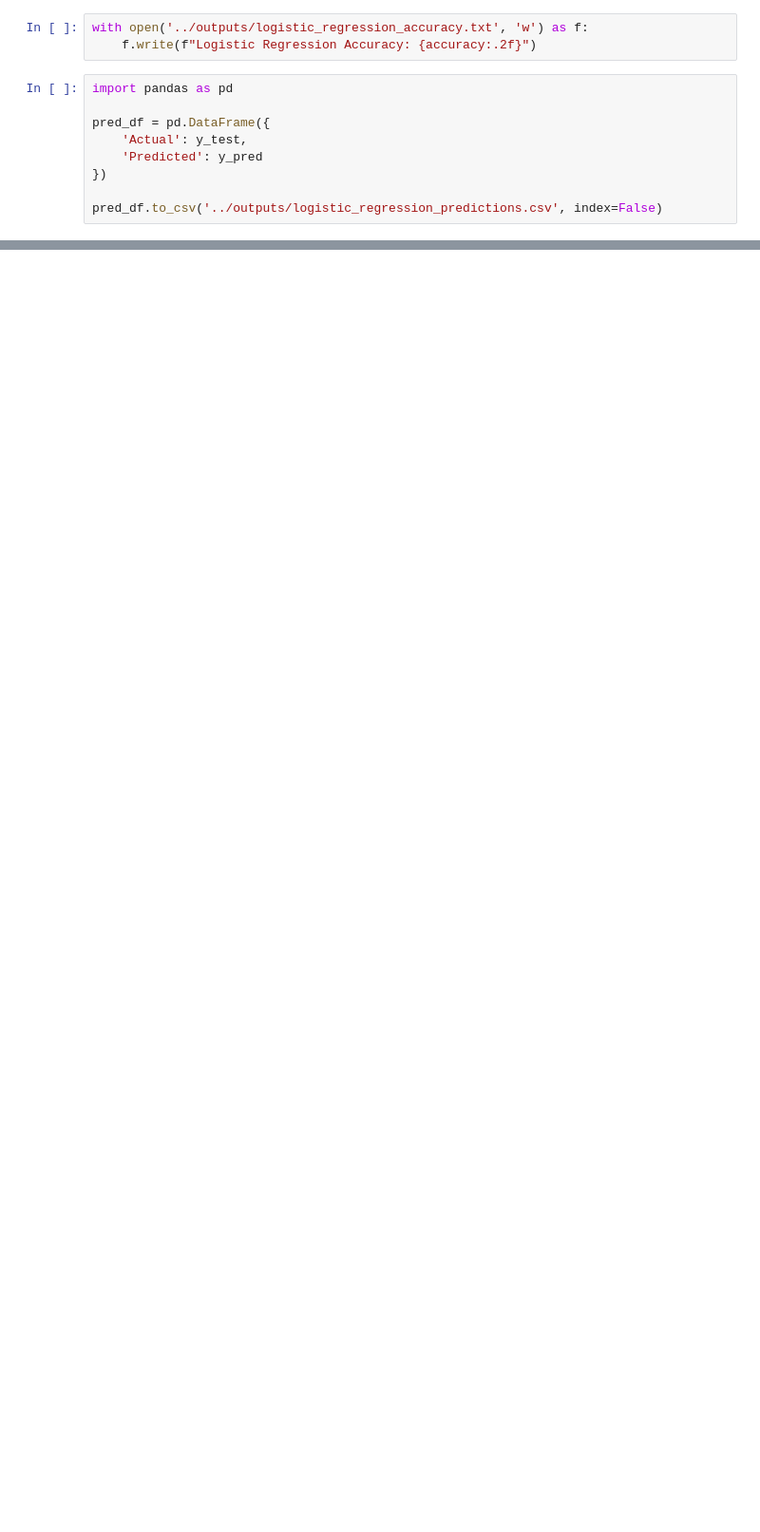
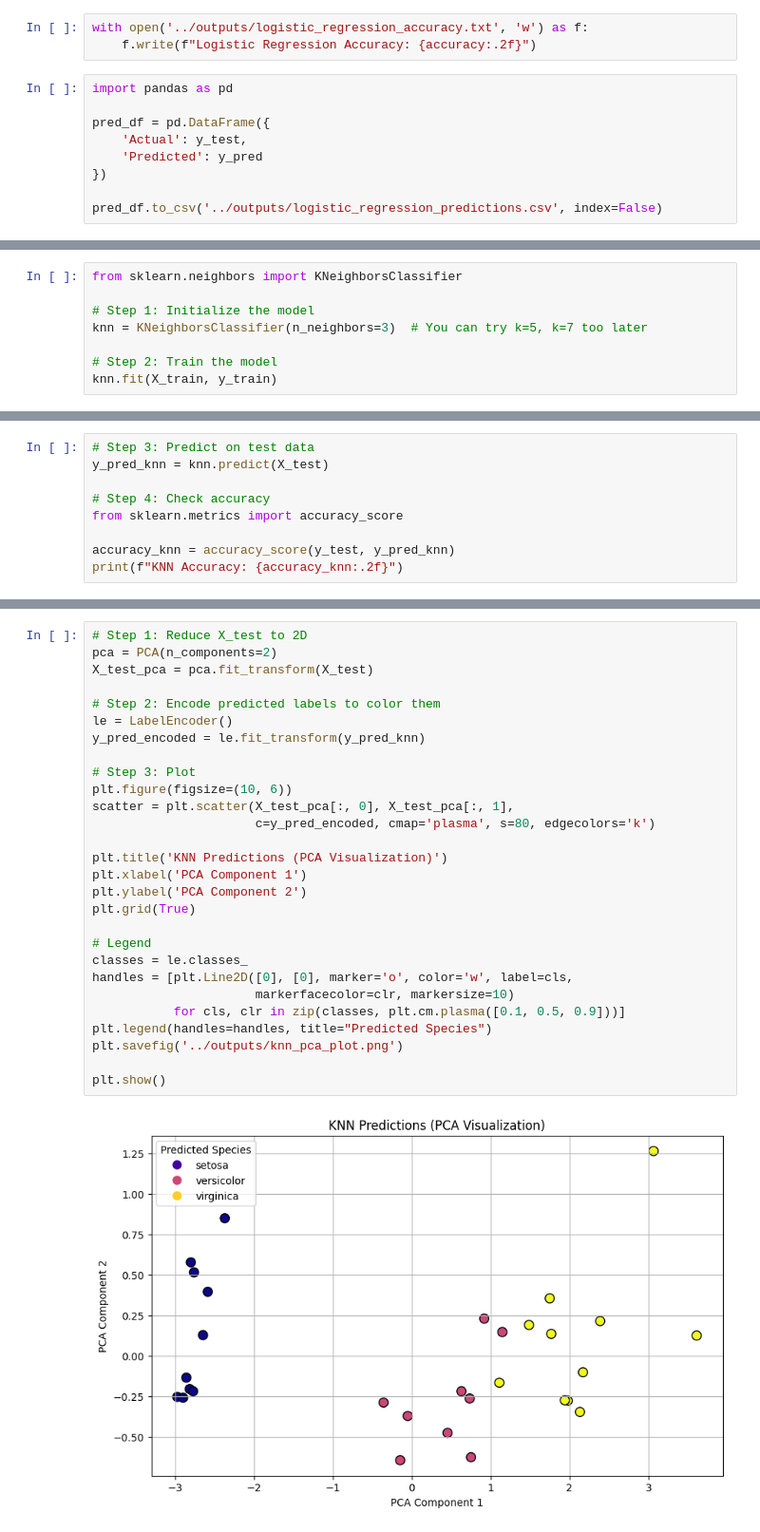
Before and after one commit to Aayushsah6969/Data, a Jupyter notebook: IRIS/notebooks/iris_analysis.ipynb, the cells around one changed output, grey strips where cells are left out. Shown at 95% size. Drawn from its saved outputs; the diff is of its cells as text; blank space fills up the shorter version.

Commit message:
implemented model-2 knn

```diff
--- a/IRIS/notebooks/iris_analysis.ipynb
+++ b/IRIS/notebooks/iris_analysis.ipynb
@@ -168,0 +171,8 @@ plt.savefig('../outputs/logistic_regression_pca_plot.png')
+# %%
+from sklearn.neighbors import KNeighborsClassifier
+
+# Step 1: Initialize the model
+knn = KNeighborsClassifier(n_neighbors=3)  # You can try k=5, k=7 too later
+
+# Step 2: Train the model
+knn.fit(X_train, y_train)
@@ -168,0 +181,9 @@ plt.savefig('../outputs/logistic_regression_pca_plot.png')
+# %%
+# Step 3: Predict on test data
+y_pred_knn = knn.predict(X_test)
+
+# Step 4: Check accuracy
+from sklearn.metrics import accuracy_score
+
+accuracy_knn = accuracy_score(y_test, y_pred_knn)
+print(f"KNN Accuracy: {accuracy_knn:.2f}")
@@ -168,0 +208,30 @@ plt.savefig('../outputs/logistic_regression_pca_plot.png')
+# %%
+# Step 1: Reduce X_test to 2D
+pca = PCA(n_components=2)
+X_test_pca = pca.fit_transform(X_test)
+
+# Step 2: Encode predicted labels to color them
+le = LabelEncoder()
+y_pred_encoded = le.fit_transform(y_pred_knn)
+
+# Step 3: Plot
+plt.figure(figsize=(10, 6))
+scatter = plt.scatter(X_test_pca[:, 0], X_test_pca[:, 1],
+                      c=y_pred_encoded, cmap='plasma', s=80, edgecolors='k')
+
+plt.title('KNN Predictions (PCA Visualization)')
+plt.xlabel('PCA Component 1')
+plt.ylabel('PCA Component 2')
+plt.grid(True)
+
+# Legend
+classes = le.classes_
+handles = [plt.Line2D([0], [0], marker='o', color='w', label=cls,
+                      markerfacecolor=clr, markersize=10)
+           for cls, clr in zip(classes, plt.cm.plasma([0.1, 0.5, 0.9]))]
+plt.legend(handles=handles, title="Predicted Species")
+plt.savefig('../outputs/knn_pca_plot.png')
+
+plt.show()
+# %% [output]
+[figure, added]
```
Also changed, not shown: parts of 13 cells of this notebook, 7 other files.
